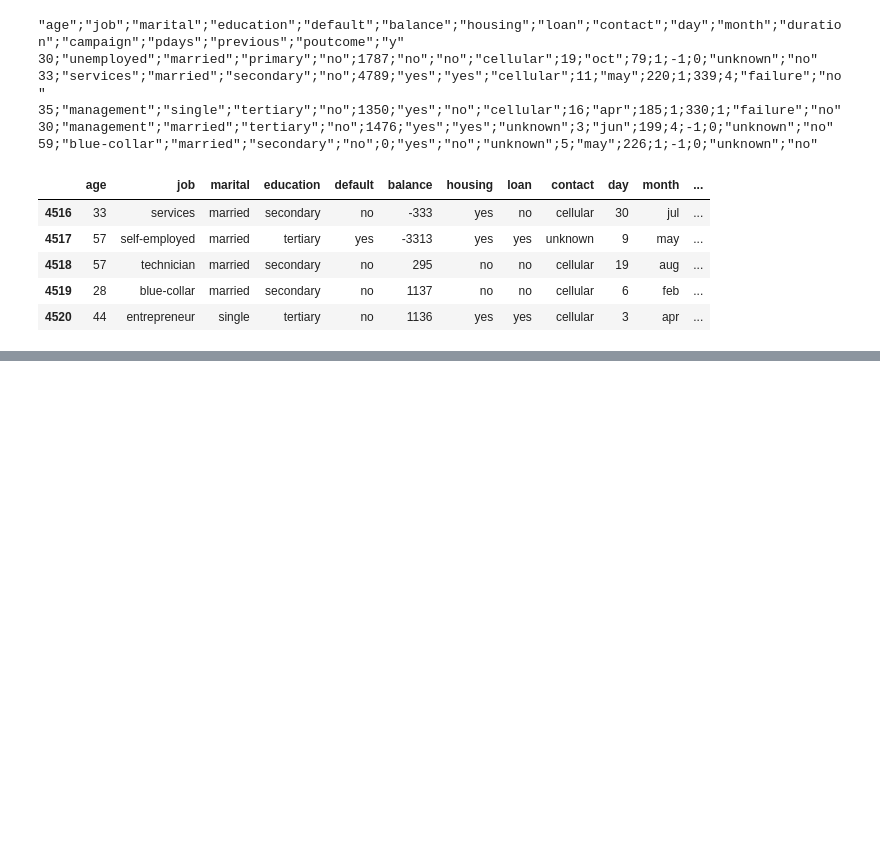
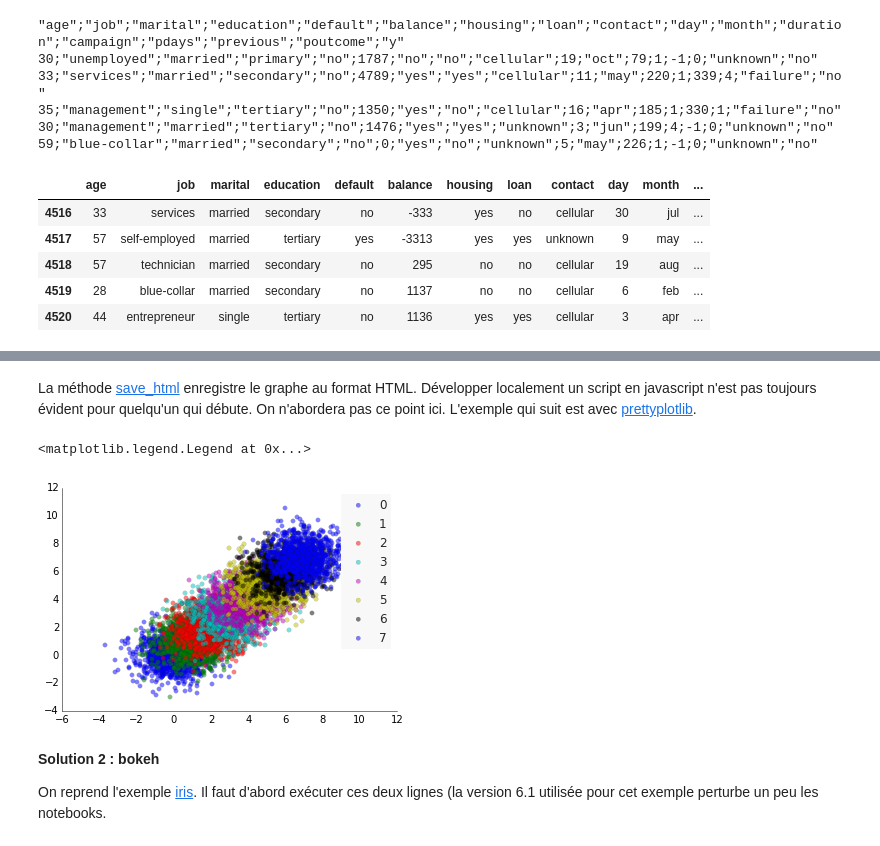
Before and after one commit to sdpython/ensae_teaching_cs, a Jupyter notebook: _doc/notebooks/td2a/td2a_cenonce_session_4A.ipynb, the cells around one changed output, grey strips where cells are left out. Drawn from its saved outputs; the diff is of its cells as text; code cells hidden in the pictures; blank space fills up the shorter version.

```diff
--- a/_doc/notebooks/td2a/td2a_cenonce_session_4A.ipynb
+++ b/_doc/notebooks/td2a/td2a_cenonce_session_4A.ipynb
@@ -243,0 +136,24 @@ display_javascript( Javascript(data=js_src, lib= js_libs))
+# %% [markdown]
+La méthode [save_html](http://mpld3.github.io/modules/API.html#mpld3.save_html) enregistre le graphe au format HTML. Développer localement un script en javascript n'est pas toujours évident pour quelqu'un qui débute. On n'abordera pas ce point ici. L'exemple qui suit est avec [prettyplotlib](http://blog.olgabotvinnik.com/prettyplotlib/).
+# %%
+import prettyplotlib as ppl
+import numpy as np
+import matplotlib.pyplot as plt
+import matplotlib as mpl
+
+np.random.seed(12)
+fig, ax = plt.subplots(1)
+
+for i in range(8):
+    x = np.random.normal(loc=i, size=1000)
+    y = np.random.normal(loc=i, size=1000)
+    ppl.scatter(ax, x, y, label=str(i))
+
+ppl.legend(ax)
+# %% [output]
+<matplotlib.legend.Legend at 0x...>
+[figure, added]
+# %% [markdown]
+**Solution 2 : bokeh**
+
+On reprend l'exemple [iris](http://bokeh.pydata.org/docs/gallery/iris.html). Il faut d'abord exécuter ces deux lignes (la version 6.1 utilisée pour cet exemple perturbe un peu les notebooks.
```
Also changed, not shown: parts of 14 cells of this notebook, 4 other files.
